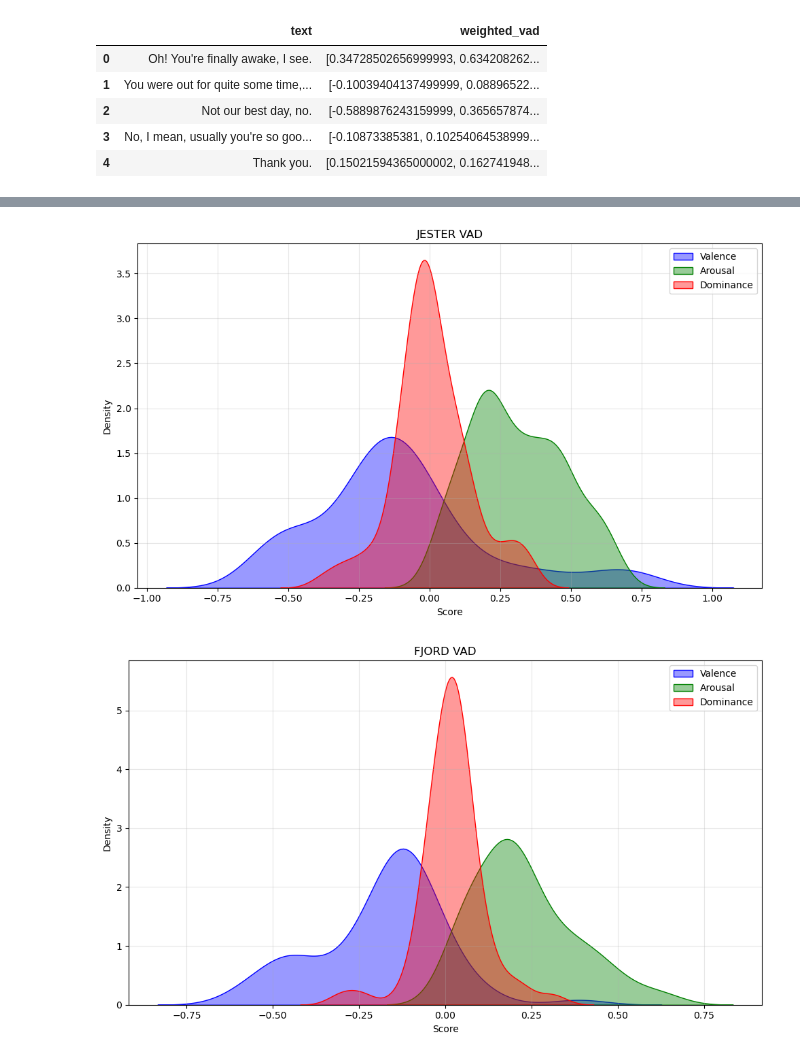
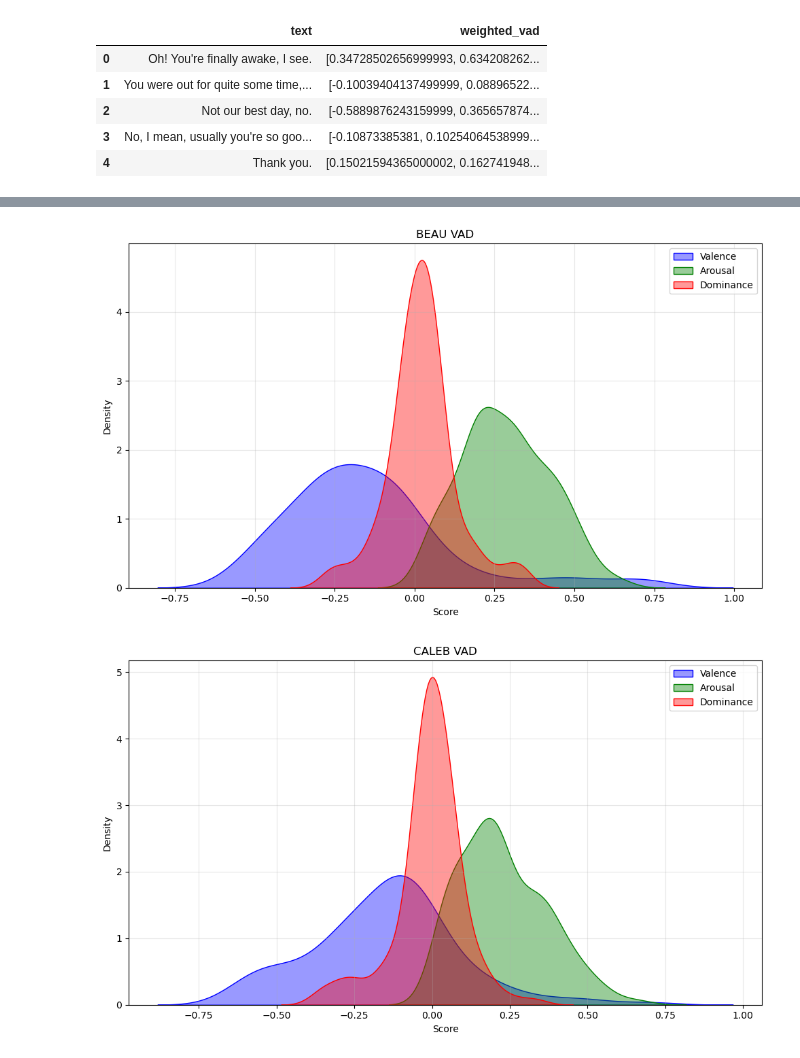
Before and after one commit to hanna-dodd/ttrpg-sentiment, a Jupyter notebook: vadscores.ipynb, the cells around one changed output, grey strips where cells are left out. Drawn from its saved outputs; the diff is of its cells as text; code cells hidden in the pictures.

```diff
--- a/vadscores.ipynb
+++ b/vadscores.ipynb
@@ -270,58 +96,48 @@ plt.show()
 # %%
-import seaborn as sns
-import matplotlib.pyplot as plt
+# BEAU
+beau_data = df[df["Character"] == "BEAU"]
 
-# Filter the dataframe for rows where the character is "BEAU"
-jester_data = df[df["Character"] == "JESTER"]
-
-# Extract weighted VAD values into separate arrays for valence, arousal, and dominance
-vad_values = np.array(jester_data["weighted_vad"].tolist())
+vad_values = np.array(beau_data["weighted_vad"].tolist())
 valence = vad_values[:, 0]
 arousal = vad_values[:, 1]
 dominance = vad_values[:, 2]
 
-# Create a KDE plot for each VAD component
 plt.figure(figsize=(10, 6))
 sns.kdeplot(valence, label="Valence", color="blue", fill=True, alpha=0.4)
 sns.kdeplot(arousal, label="Arousal", color="green", fill=True, alpha=0.4)
 sns.kdeplot(dominance, label="Dominance", color="red", fill=True, alpha=0.4)
 
-# Add labels, title, and legend
 plt.xlabel("Score")
 plt.ylabel("Density")
-plt.title("JESTER VAD")
+plt.title("BEAU VAD")
 plt.legend()
 plt.grid(alpha=0.3)
 plt.tight_layout()
 
-# Show the plot
-plt.show()
+plt.savefig("figures/beau_VAD.png")
 # %% [output]
-[figure, old version]
+[figure, new version]
 # %%
-fjord_data = df[df["Character"] == "FJORD"]
+# CALEB
+caleb_data = df[df["Character"] == "CALEB"]
 
-# Extract weighted VAD values into separate arrays for valence, arousal, and dominance
-vad_values = np.array(fjord_data["weighted_vad"].tolist())
+vad_values = np.array(caleb_data["weighted_vad"].tolist())
 valence = vad_values[:, 0]
 arousal = vad_values[:, 1]
 dominance = vad_values[:, 2]
 
-# Create a KDE plot for each VAD component
 plt.figure(figsize=(10, 6))
 sns.kdeplot(valence, label="Valence", color="blue", fill=True, alpha=0.4)
 sns.kdeplot(arousal, label="Arousal", color="green", fill=True, alpha=0.4)
 sns.kdeplot(dominance, label="Dominance", color="red", fill=True, alpha=0.4)
 
-# Add labels, title, and legend
 plt.xlabel("Score")
 plt.ylabel("Density")
-plt.title("FJORD VAD")
+plt.title("CALEB VAD")
 plt.legend()
 plt.grid(alpha=0.3)
 plt.tight_layout()
 
-# Show the plot
-plt.show()
+plt.savefig("figures/caleb_VAD.png")
 # %% [output]
-[figure, old version]
+[figure, new version]
```
Also changed, not shown: parts of 11 cells of this notebook, 7 other files.
